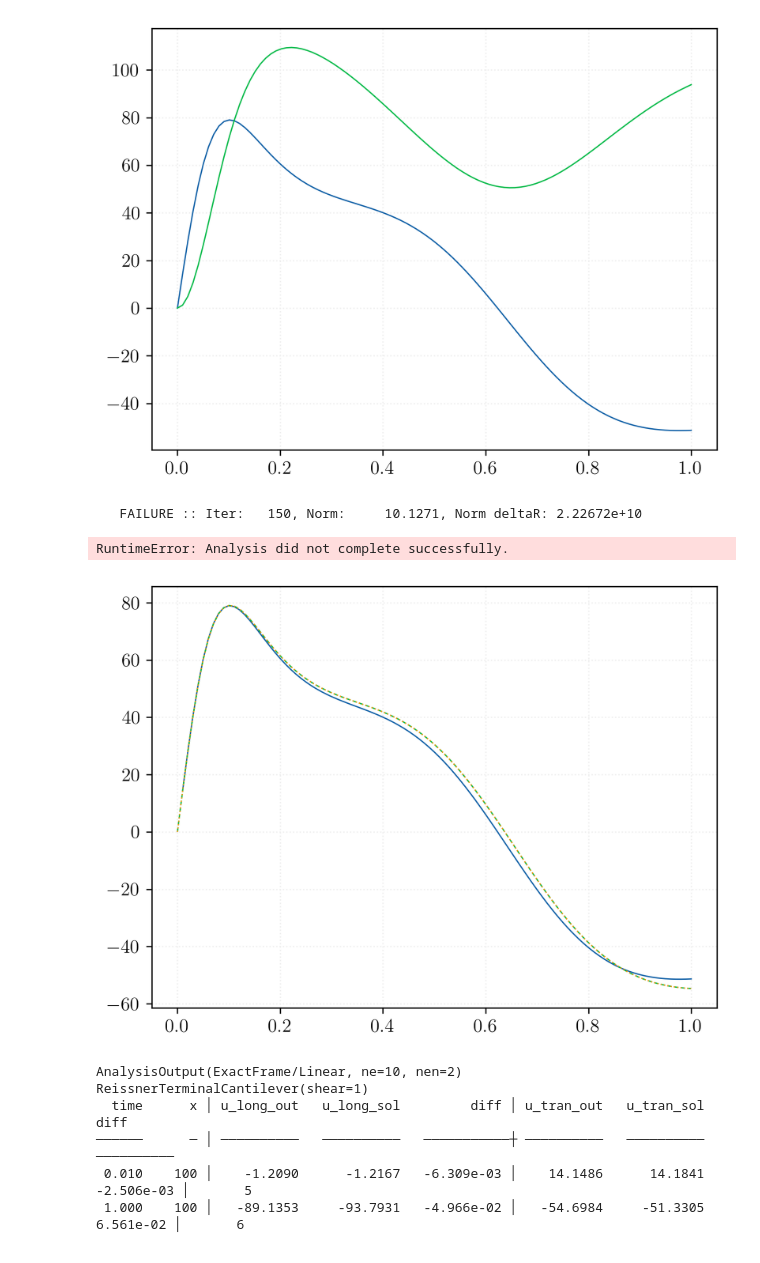
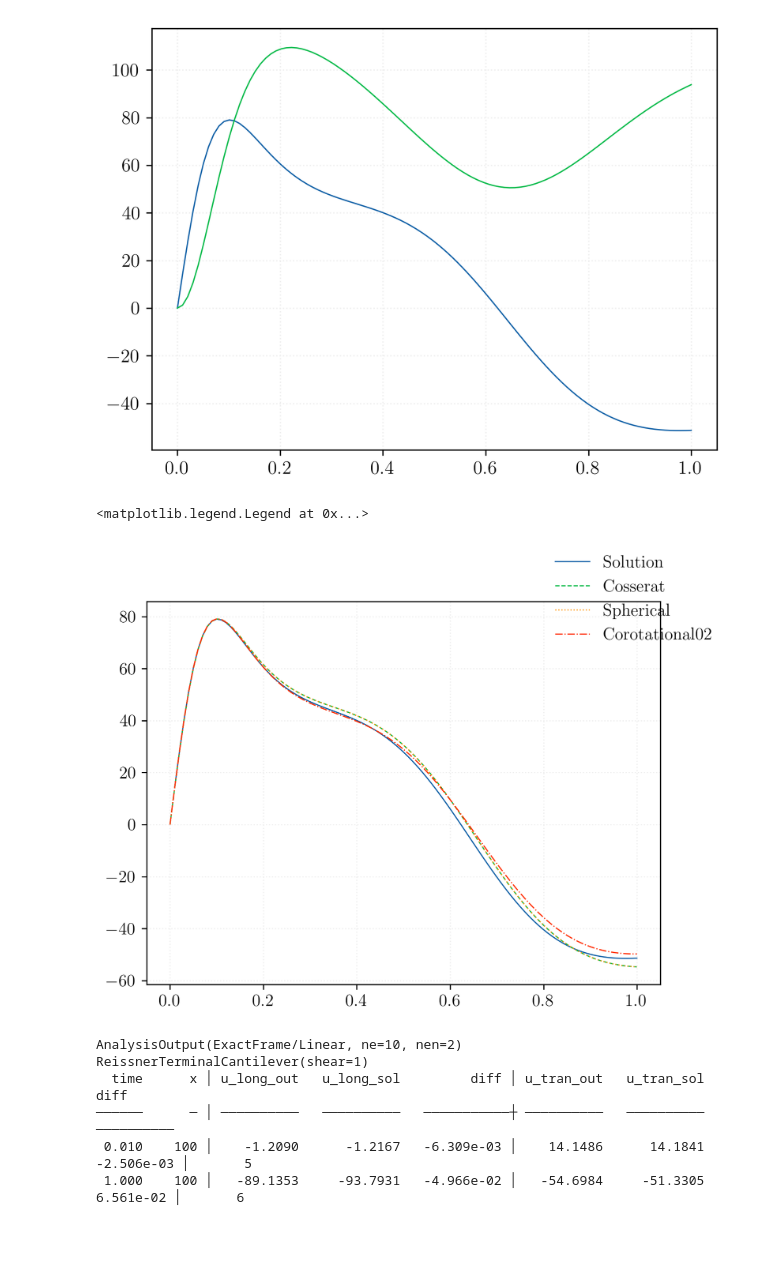
Before and after one commit to FEDEASLab/Benchmarks-Python, a Jupyter notebook: benchmarks/frame-1020/study-vertical.ipynb, the cells around one changed output. Drawn from its saved outputs; the diff is of its cells as text; code cells hidden in the pictures.

```diff
--- a/benchmarks/frame-1020/study-vertical.ipynb
+++ b/benchmarks/frame-1020/study-vertical.ipynb
@@ -23,13 +23,13 @@ shape = BasicShape(
     J =I
 )
 
-span = CantileverColumn(length=L, shape=shape, shear=1, smax=1.0, loads=[
+column = CantileverColumn(length=L, shape=shape, shear=1, smax=1.0, loads=[
     ShearForce(Pmax, x=L, scale="linear", follower=True)
 ])
 # %% [markdown]
 ## Solution
 # %%
-solution = ReissnerTerminalCantilever(span)
+solution = ReissnerTerminalCantilever(column)
 
 time = np.linspace(0, 1.0, 100)
 
@@ -46,43 +46,42 @@ ax.plot(time,
 # %%
 steps = 100
 time = np.linspace(1/steps, 1.0, steps)
-p = PlotPoint(span, x="time", y="u_tran", loc=L, time=time)
+p = PlotPoint(column, x="time", y="u_tran", loc=L, time=time)
 p.add(solution, label="Solution")
 
-p.add(span.analyze(3, "ExactFrame", "Linear", ne=10, nen=2, steps=steps,
+p.add(column.analyze(3, "CosseratFrame01", "Identity", ne=10, nen=2, steps=steps,
                    analysis_options={"test": ("NormDispIncr", 1e-12, 10)}),
                 #    marker="x",
                    ls="--",
-                   label="ExactFrame"
+                   label="Cosserat"
 )
 
 
-p.add(span.analyze(3, "CosseratFrame01", "Spherical", ne=10, nen=2, steps=steps,
+p.add(column.analyze(3, "CosseratFrame01", "Spherical", ne=10, nen=2, steps=steps,
                    analysis_options={"test": ("NormDispIncr", 1e-10, 15)}),
                 #    marker="x",
                    ls=":",
                    label="Spherical"
 )
 
 # # TODO(ShearFrame)
 # p.add(span.analyze(3, "ShearFrame", "Corotational02", ne=10, nen=2, steps=steps,
 #                    analysis_options={"test": ("NormDispIncr", 1e-10, 150)}),
 #                 #    marker=".",
 #                    ls="-.",
 #                    label="Shear"
 # )
 
-p.add(span.analyze(3, "ForceFrame", "Corotational02", ne=10, nen=2, steps=steps,
+p.add(column.analyze(3, "ForceFrame", "Corotational02", ne=10, nen=2, steps=steps,
                    analysis_options={"test": ("NormDispIncr", 1e-12, 10)}),
                 #    marker=".",
                    ls="-.",
                    label="Corotational02"
 )
 p.ax.figure.legend()
 # %% [output]
-   FAILURE :: Iter:   150, Norm:     10.1271, Norm deltaR: 2.22672e+10
+<matplotlib.legend.Legend at 0x...>
-RuntimeError: Analysis did not complete successfully.
-[figure, old version]
+[figure, new version]
 # %%
 Cases = [
     {"element": "ExactFrame", "transform": "Linear"},
```
Also changed, not shown: parts of 1 cell of this notebook, 1 other file.
